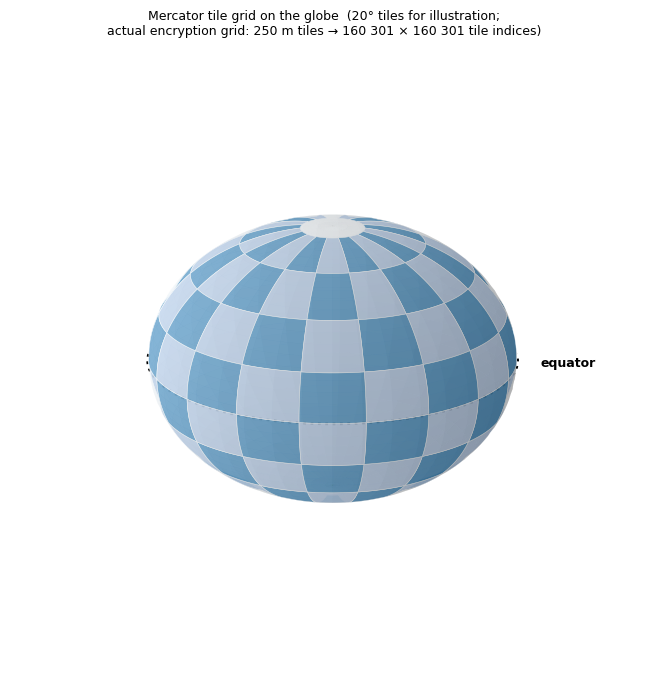
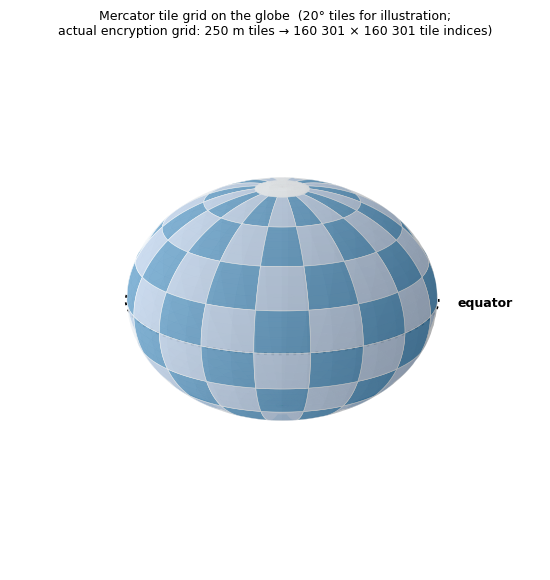
The change to this notebook cell's code, shown as a diff; its figure went from the first image to the second:
--- before
+++ after
@@ -37,5 +37,5 @@
         _fcolors.append('#1f77b4' if (_i + _j) % 2 == 0 else '#aec7e8')
 
-fig = plt.figure(figsize=(7, 7))
+fig = plt.figure(figsize=(6, 5))
 ax = fig.add_subplot(111, projection='3d')
 
@@ -69,5 +69,6 @@
 ax.set_title('Mercator tile grid on the globe  (20° tiles for illustration;\n'
              'actual encryption grid: 250 m tiles → 160 301 × 160 301 tile indices)',
-             fontsize=9, pad=12)
-plt.tight_layout()
+             fontsize=9, pad=4)
+# Expand axes into figure margins to eliminate 3D white space
+fig.subplots_adjust(left=-0.12, right=1.12, bottom=-0.12, top=0.94)
 plt.show()

Commit: NB02 Figure 2b: reduce globe whitespace, renumber captions 2b→2c, 2c→2d